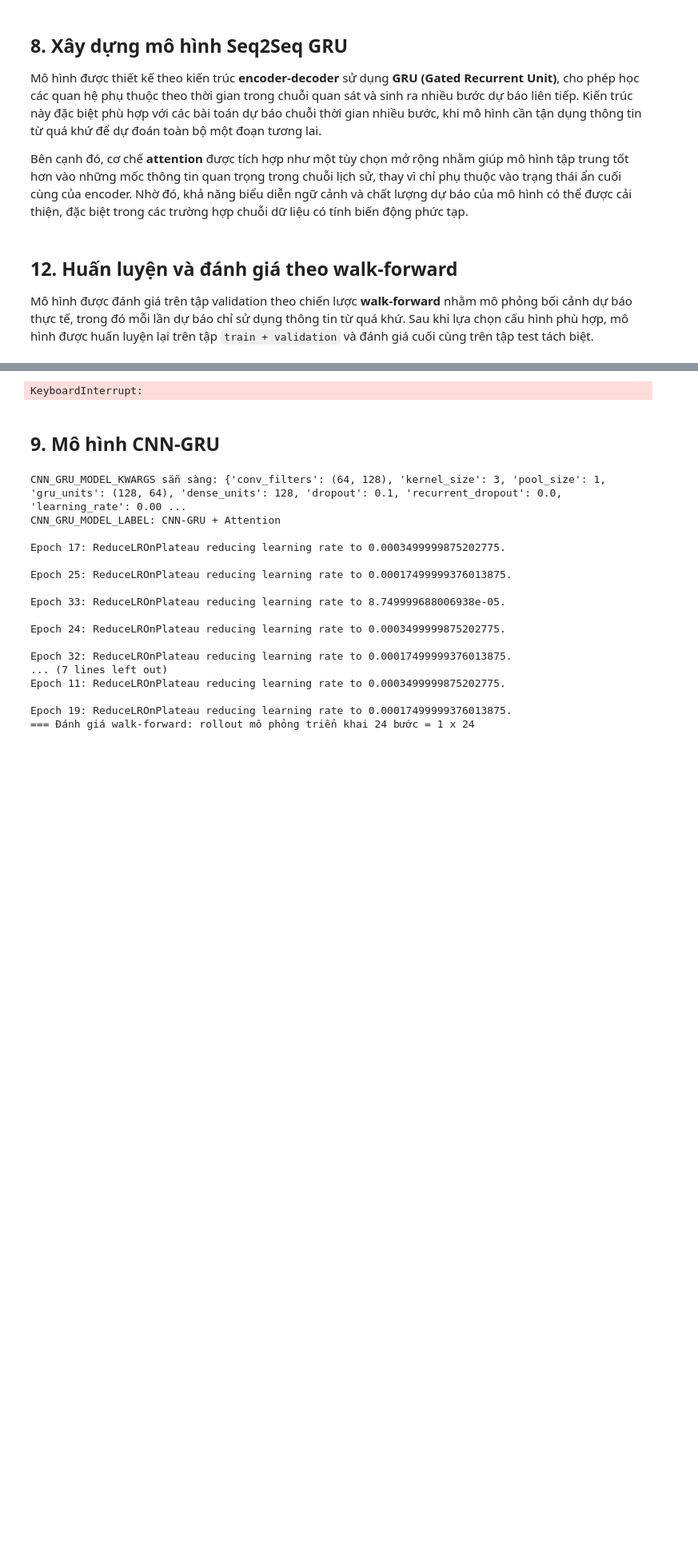
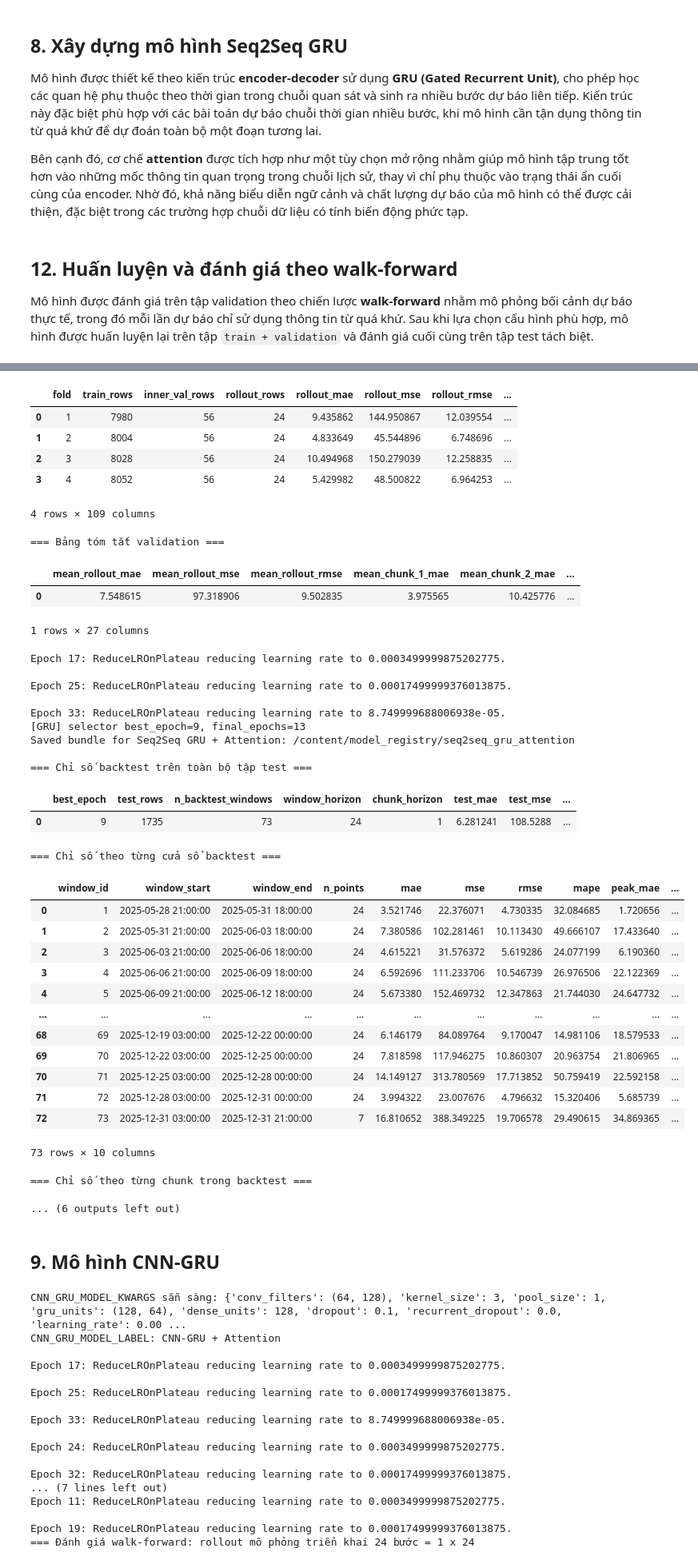
Before and after one commit to HoangHumg1210/hoankiem-air-quality-, a Jupyter notebook: notebooks/03_model.ipynb, the cells around one changed output, grey strips where cells are left out. Shown at 80% size. Saved outputs shown, nothing was run; the diff lists cells and outputs as text; code cells hidden in the pictures; blank space fills up the shorter version.

```diff
--- a/notebooks/03_model.ipynb
+++ b/notebooks/03_model.ipynb
@@ -1796,6 +1796,7 @@ test_report_df = pd.DataFrame([
         "mse": test_rollout_metrics["mse"],
         "rmse": test_rollout_metrics["rmse"],
         "MAPE": test_rollout_metrics["mape"],
+        "peak_mae": test_rollout_metrics["peak_mae"],
         "best_epoch": best_epoch_test,
     }
 ])
@@ -1812,28 +1813,27 @@ display(test_chunk_metrics_df)
 print("\n=== Bảng tổng hợp kết quả ===")
 display(test_report_df)
 
-plot_df = test_timeline_df.copy()
-
-plt.figure(figsize=(15, 5))
-plt.plot(plot_df["timestamp"], plot_df["y_true"], label="Thực tế (Test)", linewidth=1.8, color="#4C72B0", alpha=0.85)
-plt.plot(plot_df["timestamp"], plot_df["y_pred"], label=MODEL_LABEL, linewidth=1.6, color="#DD8452", alpha=0.9)
-
-plt.title("Biểu đồ backtest trên toàn bộ tập test")
-plt.xlabel("")
-plt.ylabel("PM2.5")
-plt.legend()
-plt.grid(alpha=0.3)
-plt.gcf().autofmt_xdate()
-plt.tight_layout()
-plt.show()
-
 zoom_n = min(len(plot_df), int(14 * 24 / STEP_HOURS))
+zoom_hours = zoom_n * STEP_HOURS
+zoom_days = zoom_hours / 24
 zoom_plot_df = plot_df.tail(zoom_n).copy()
 
 plt.figure(figsize=(15, 5))
-plt.plot(zoom_plot_df["timestamp"], zoom_plot_df["y_true"], label="Thực tế (Test)", linewidth=1.9, color="#4C72B0")
-plt.plot(zoom_plot_df["timestamp"], zoom_plot_df["y_pred"], label=MODEL_LABEL, linewidth=1.8, color="#DD8452")
-plt.title(f"Biểu đồ zoom {zoom_n} mốc cuối của backtest")
+plt.plot(
+    zoom_plot_df["timestamp"],
+    zoom_plot_df["y_true"],
+    label="Thực tế (Test)",
+    linewidth=1.9,
+    color="#4C72B0",
+)
+plt.plot(
+    zoom_plot_df["timestamp"],
+    zoom_plot_df["y_pred"],
+    label=MODEL_LABEL,
+    linewidth=1.8,
+    color="#DD8452",
+)
+plt.title(f"Dự báo {MODEL_LABEL} trên {zoom_days:.0f} ngày cuối của tập test ({zoom_hours} giờ)")
 plt.xlabel("Thời gian")
 plt.ylabel("PM2.5")
 plt.legend()
@@ -1854,4 +1862,40 @@ Epoch 29: ReduceLROnPlateau reducing learning rate to 0.00017499999376013875.
+|  | fold | train_rows | inner_val_rows | rollout_rows | rollout_mae | rollout_mse | rollout_rmse | ... |
+| 0 | 1 | 7980 | 56 | 24 | 9.435862 | 144.950867 | 12.039554 | ... |
+| 1 | 2 | 8004 | 56 | 24 | 4.833649 | 45.544896 | 6.748696 | ... |
+| 2 | 3 | 8028 | 56 | 24 | 10.494968 | 150.279039 | 12.258835 | ... |
+| 3 | 4 | 8052 | 56 | 24 | 5.429982 | 48.500822 | 6.964253 | ... |
-KeyboardInterrupt:
+4 rows × 109 columns
+=== Bảng tóm tắt validation ===
+|  | mean_rollout_mae | mean_rollout_mse | mean_rollout_rmse | mean_chunk_1_mae | mean_chunk_2_mae | ... |
+| 0 | 7.548615 | 97.318906 | 9.502835 | 3.975565 | 10.425776 | ... |
+1 rows × 27 columns
+Epoch 17: ReduceLROnPlateau reducing learning rate to 0.0003499999875202775.
+
+Epoch 25: ReduceLROnPlateau reducing learning rate to 0.00017499999376013875.
+
+Epoch 33: ReduceLROnPlateau reducing learning rate to 8.749999688006938e-05.
+[GRU] selector best_epoch=9, final_epochs=13
+Saved bundle for Seq2Seq GRU + Attention: /content/model_registry/seq2seq_gru_attention
+
+=== Chỉ số backtest trên toàn bộ tập test ===
+|  | best_epoch | test_rows | n_backtest_windows | window_horizon | chunk_horizon | test_mae | test_mse | ... |
+| 0 | 9 | 1735 | 73 | 24 | 1 | 6.281241 | 108.5288 | ... |
+=== Chỉ số theo từng cửa sổ backtest ===
+|  | window_id | window_start | window_end | n_points | mae | mse | rmse | mape | peak_mae | ... |
+| 0 | 1 | 2025-05-28 21:00:00 | 2025-05-31 18:00:00 | 24 | 3.521746 | 22.376071 | 4.730335 | 32.084685 | 1.720656 | ... |
+| 1 | 2 | 2025-05-31 21:00:00 | 2025-06-03 18:00:00 | 24 | 7.380586 | 102.281461 | 10.113430 | 49.666107 | 17.433640 | ... |
+| 2 | 3 | 2025-06-03 21:00:00 | 2025-06-06 18:00:00 | 24 | 4.615221 | 31.576372 | 5.619286 | 24.077199 | 6.190360 | ... |
+| 3 | 4 | 2025-06-06 21:00:00 | 2025-06-09 18:00:00 | 24 | 6.592696 | 111.233706 | 10.546739 | 26.976506 | 22.122369 | ... |
+| 4 | 5 | 2025-06-09 21:00:00 | 2025-06-12 18:00:00 | 24 | 5.673380 | 152.469732 | 12.347863 | 21.744030 | 24.647732 | ... |
+| ... | ... | ... | ... | ... | ... | ... | ... | ... | ... | ... |
+| 68 | 69 | 2025-12-19 03:00:00 | 2025-12-22 00:00:00 | 24 | 6.146179 | 84.089764 | 9.170047 | 14.981106 | 18.579533 | ... |
+| 69 | 70 | 2025-12-22 03:00:00 | 2025-12-25 00:00:00 | 24 | 7.818598 | 117.946275 | 10.860307 | 20.963754 | 21.806965 | ... |
+| 70 | 71 | 2025-12-25 03:00:00 | 2025-12-28 00:00:00 | 24 | 14.149127 | 313.780569 | 17.713852 | 50.759419 | 22.592158 | ... |
+| 71 | 72 | 2025-12-28 03:00:00 | 2025-12-31 00:00:00 | 24 | 3.994322 | 23.007676 | 4.796632 | 15.320406 | 5.685739 | ... |
+| 72 | 73 | 2025-12-31 03:00:00 | 2025-12-31 21:00:00 | 7 | 16.810652 | 388.349225 | 19.706578 | 29.490615 | 34.869365 | ... |
+73 rows × 10 columns
+=== Chỉ số theo từng chunk trong backtest ===
+... (6 outputs left out)
 # %% [markdown]
 ## 9. Mô hình CNN-GRU
 # %%
```
Also changed, not shown: parts of 14 cells of this notebook.
